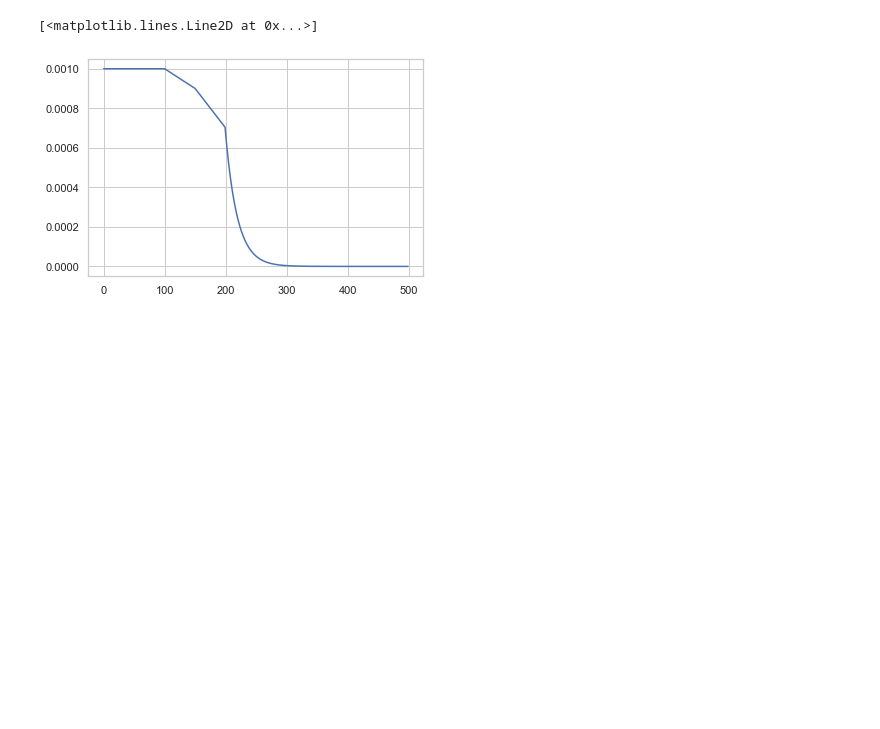
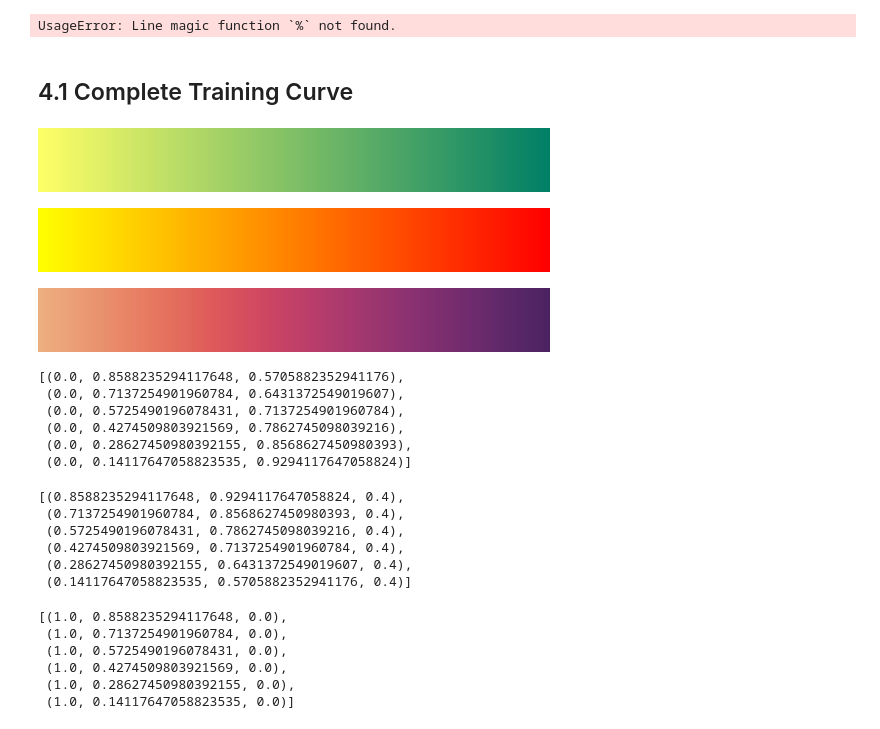
Before and after one commit to ChengZhang-98/BLU-Net, a Jupyter notebook: thesis_experiments/ch4_plotting.ipynb, the cells around one changed output. Saved outputs shown, nothing was run; the diff lists cells and outputs as text; code cells hidden in the pictures; blank space fills up the shorter version.

```diff
--- a/thesis_experiments/ch4_plotting.ipynb
+++ b/thesis_experiments/ch4_plotting.ipynb
@@ -87,25 +1,16 @@ f.savefig(os.path.join(save_path, "model fps cmp.jpg"))
-# %%
-from scipy import interpolate
-import numpy as np
-import matplotlib.pyplot as plt
-
-x = [0, 100, 150, 200]
-y = [1e-3, 1e-3, 0.9e-3, 0.7e-3]
-
-from training_utils import get_lr_scheduler_v2
-
-lr = 1e-3
-lr_list = []
-epochs = np.arange(0, 500)
-
-scheduler_v2 = get_lr_scheduler_v2(x, y)
-
-for epoch in epochs:
-    lr = scheduler_v2(epoch, lr)
-    lr_list.append(lr)
-
-f, ax = plt.subplots()
-ax.plot(epochs, lr_list)
-# %% [output]
-[<matplotlib.lines.Line2D at 0x...>]
-[figure, removed]
+# %%
+import os
+
+import matplotlib.pyplot as plt
+import numpy as np
+import pandas as pd
+import seaborn as sns
+
+save_path = "E:/ED_MS/Semester_3/Codes/MyProject/saved_figures"
+
+sns.set_theme(style="whitegrid")
+% matplotlib inline
+# %% [output]
+UsageError: Line magic function `%` not found.
+# %% [markdown]
+## 4.1 Complete Training Curve
@@ -111,0 +19,39 @@ ax.plot(epochs, lr_list)
+# %%
+sns.color_palette("summer_r", as_cmap=True)
+# %% [output]
+[figure, added]
+# %%
+sns.color_palette("autumn_r", as_cmap=True)
+# %% [output]
+[figure, added]
+# %%
+sns.color_palette("flare", as_cmap=True)
+# %% [output]
+[figure, added]
+# %%
+sns.color_palette("winter_r", 6)
+# %% [output]
+[(0.0, 0.8588235294117648, 0.5705882352941176),
+ (0.0, 0.7137254901960784, 0.6431372549019607),
+ (0.0, 0.5725490196078431, 0.7137254901960784),
+ (0.0, 0.4274509803921569, 0.7862745098039216),
+ (0.0, 0.28627450980392155, 0.8568627450980393),
+ (0.0, 0.14117647058823535, 0.9294117647058824)]
+# %%
+sns.color_palette("summer_r", 6)
+# %% [output]
+[(0.8588235294117648, 0.9294117647058824, 0.4),
+ (0.7137254901960784, 0.8568627450980393, 0.4),
+ (0.5725490196078431, 0.7862745098039216, 0.4),
+ (0.4274509803921569, 0.7137254901960784, 0.4),
+ (0.28627450980392155, 0.6431372549019607, 0.4),
+ (0.14117647058823535, 0.5705882352941176, 0.4)]
+# %%
+sns.color_palette("autumn_r", 6)
+# %% [output]
+[(1.0, 0.8588235294117648, 0.0),
+ (1.0, 0.7137254901960784, 0.0),
+ (1.0, 0.5725490196078431, 0.0),
+ (1.0, 0.4274509803921569, 0.0),
+ (1.0, 0.28627450980392155, 0.0),
+ (1.0, 0.14117647058823535, 0.0)]
```
Also changed, not shown: parts of 38 cells of this notebook, 10 other files.
